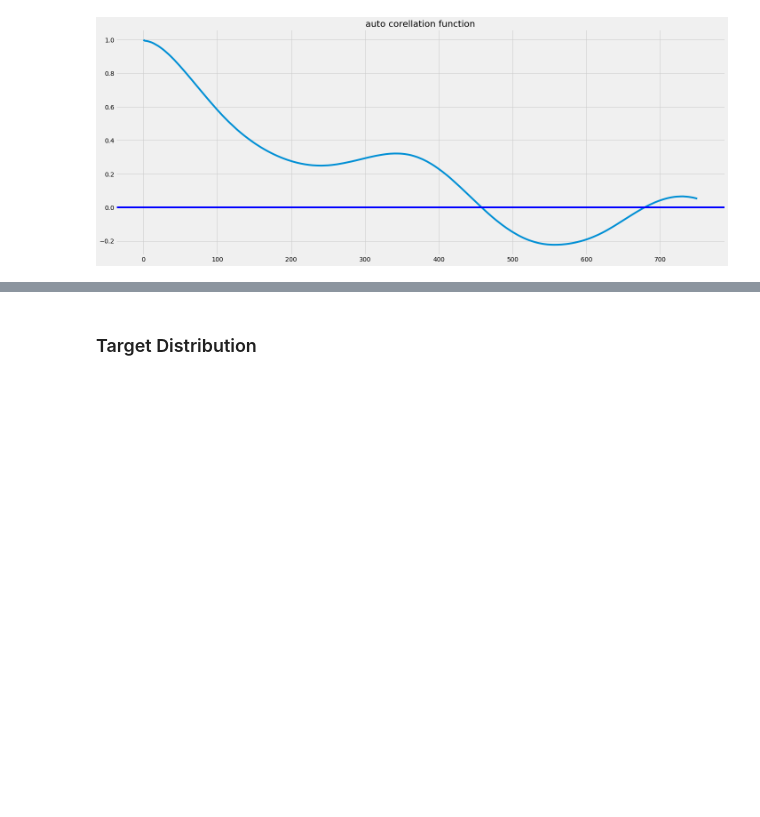
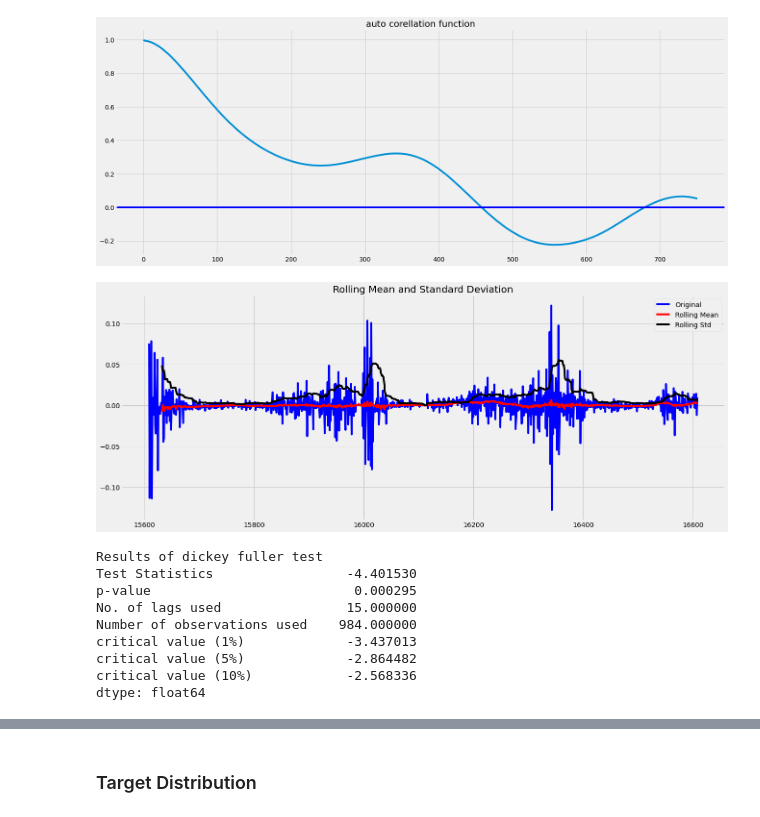
Before and after one commit to nhoues/Water-Level-Forecasting, a Jupyter notebook: EDA.ipynb, the cells around one changed output, grey strips where cells are left out. Drawn from its saved outputs; the diff is of its cells as text; code cells hidden in the pictures; blank space fills up the shorter version.

```diff
--- a/EDA.ipynb
+++ b/EDA.ipynb
@@ -111,3 +109,21 @@ plt.title('auto corellation function')
 plt.tight_layout()
 # %% [output]
 [figure]
+# %%
+from numpy import inf
+example['Water Level_previous'] = example["Value"].shift(1)
+example['WL_pct'] = 100*(example["Value"]  - example['Water Level_previous'] ) / example['Water Level_previous']
+example.dropna(inplace = True)
+example['WL_pct'] = example['WL_pct'].replace([+inf , - inf] , 0)
+test_stationarity(example['WL_pct'].iloc[1000:2000])
+# %% [output]
+[figure, added]
+Results of dickey fuller test
+Test Statistics                 -4.401530
+p-value                          0.000295
+No. of lags used                15.000000
+Number of observations used    984.000000
+critical value (1%)             -3.437013
+critical value (5%)             -2.864482
+critical value (10%)            -2.568336
+dtype: float64
```
Also changed, not shown: parts of 14 cells of this notebook.
